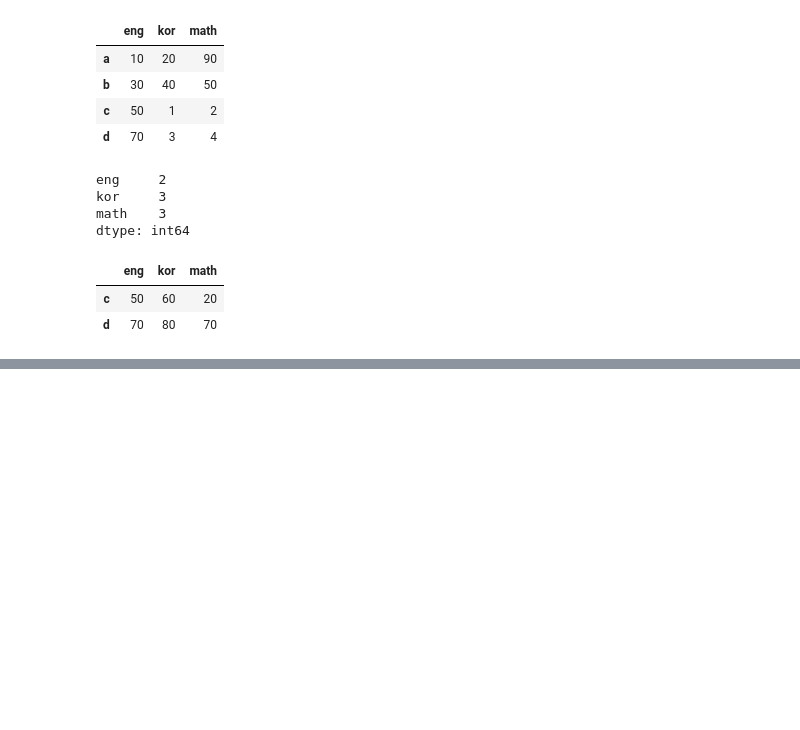
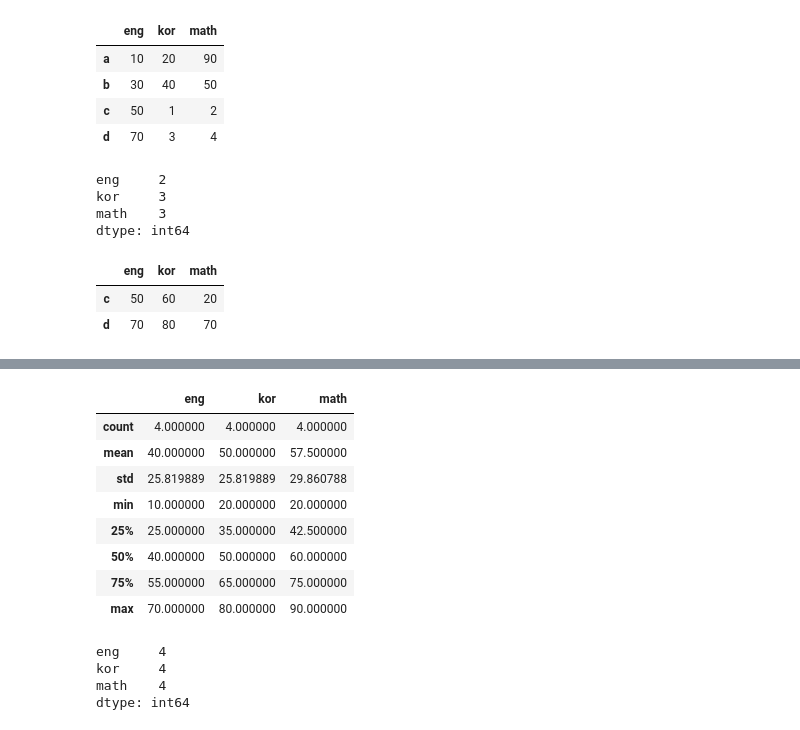
Before and after one commit to hyo-jae-jung/Pandas, a Jupyter notebook: DataFrame.ipynb, the cells around one changed output, grey strips where cells are left out. Drawn from its saved outputs; the diff is of its cells as text; code cells hidden in the pictures; blank space fills up the shorter version.

```diff
--- a/DataFrame.ipynb
+++ b/DataFrame.ipynb
@@ -184,0 +256,5 @@ df.query(f'eng > {n} and kor >{m}')
+# %%
+df['kor'] = df['kor'].fillna(10)
+df['math'] = df['math'].fillna(40)
+
+df
@@ -184,0 +310,19 @@ df.query(f'eng > {n} and kor >{m}')
+# %%
+df.describe()
+# %% [output]
+|  | eng | kor | math |
+| count | 4.000000 | 4.000000 | 4.000000 |
+| mean | 40.000000 | 50.000000 | 57.500000 |
+| std | 25.819889 | 25.819889 | 29.860788 |
+| min | 10.000000 | 20.000000 | 20.000000 |
+| 25% | 25.000000 | 35.000000 | 42.500000 |
+| 50% | 40.000000 | 50.000000 | 60.000000 |
+| 75% | 55.000000 | 65.000000 | 75.000000 |
+| max | 70.000000 | 80.000000 | 90.000000 |
+# %%
+df.count()
+# %% [output]
+eng     4
+kor     4
+math    4
+dtype: int64
```
Also changed, not shown: parts of 20 cells of this notebook, 1 other file.
